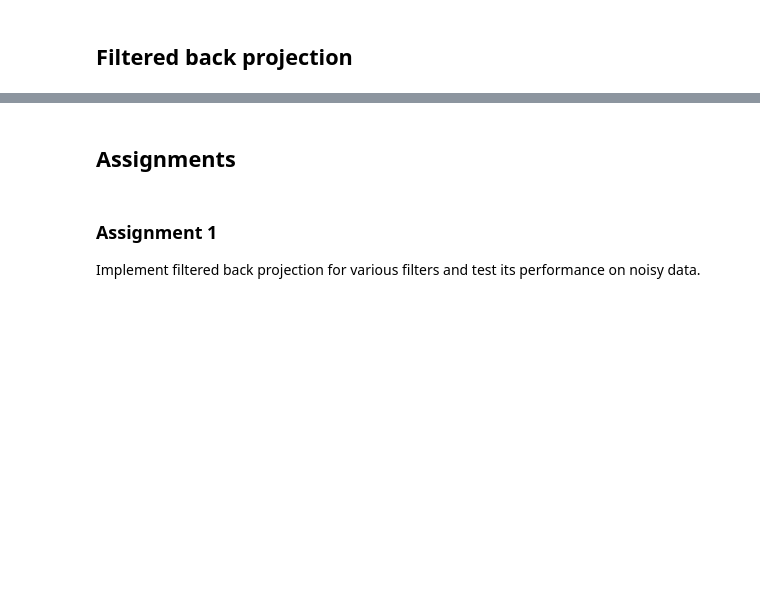
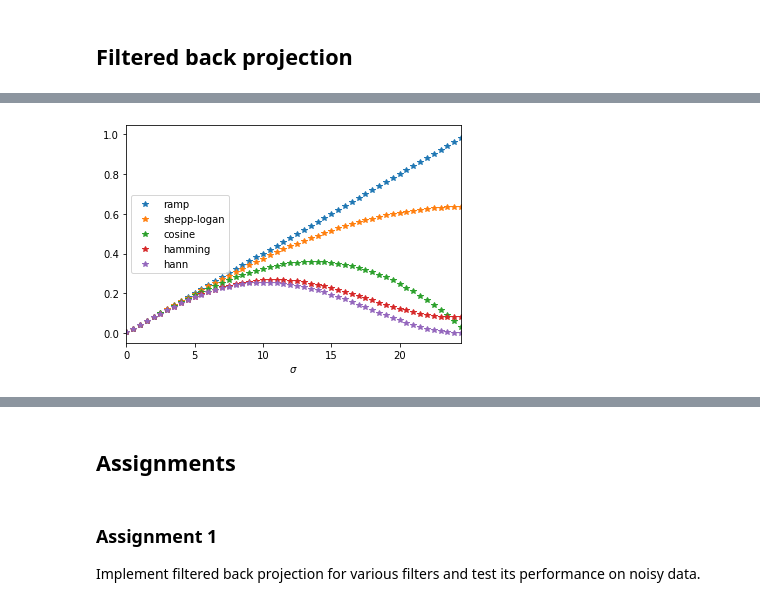
Before and after one commit to TristanvanLeeuwen/InleidingSC2-CT, a Jupyter notebook: lectures/lecture4.ipynb, the cells around one changed output, grey strips where cells are left out. Cells and saved outputs as stored; diff of their text form; code cells hidden in the pictures; blank space fills up the shorter version.

Commit message:
update lecture 4

```diff
--- a/lectures/lecture4.ipynb
+++ b/lectures/lecture4.ipynb
@@ -68,0 +103,20 @@ plt.savefig('./figures/lecture4/bp_dots.png',dpi=300)
+# %%
+import matplotlib.pyplot as plt
+from skimage.transform.radon_transform import _get_fourier_filter
+from scipy.fft import fftfreq
+
+filters = ['ramp', 'shepp-logan', 'cosine', 'hamming', 'hann']
+
+n = 100
+sigma = fftfreq(n, 2/n)
+
+for ix, f in enumerate(filters):
+    response = _get_fourier_filter(n, f)
+    plt.plot(sigma,response,'*', label=f)
+
+plt.xlim([0, np.max(sigma)])
+plt.xlabel(r'$\sigma$')
+plt.legend()
+plt.savefig('./figures/lecture4/filters.png',dpi=300)
+# %% [output]
+[figure, added]
```
Also changed, not shown: parts of 8 cells of this notebook, 3 other files.
